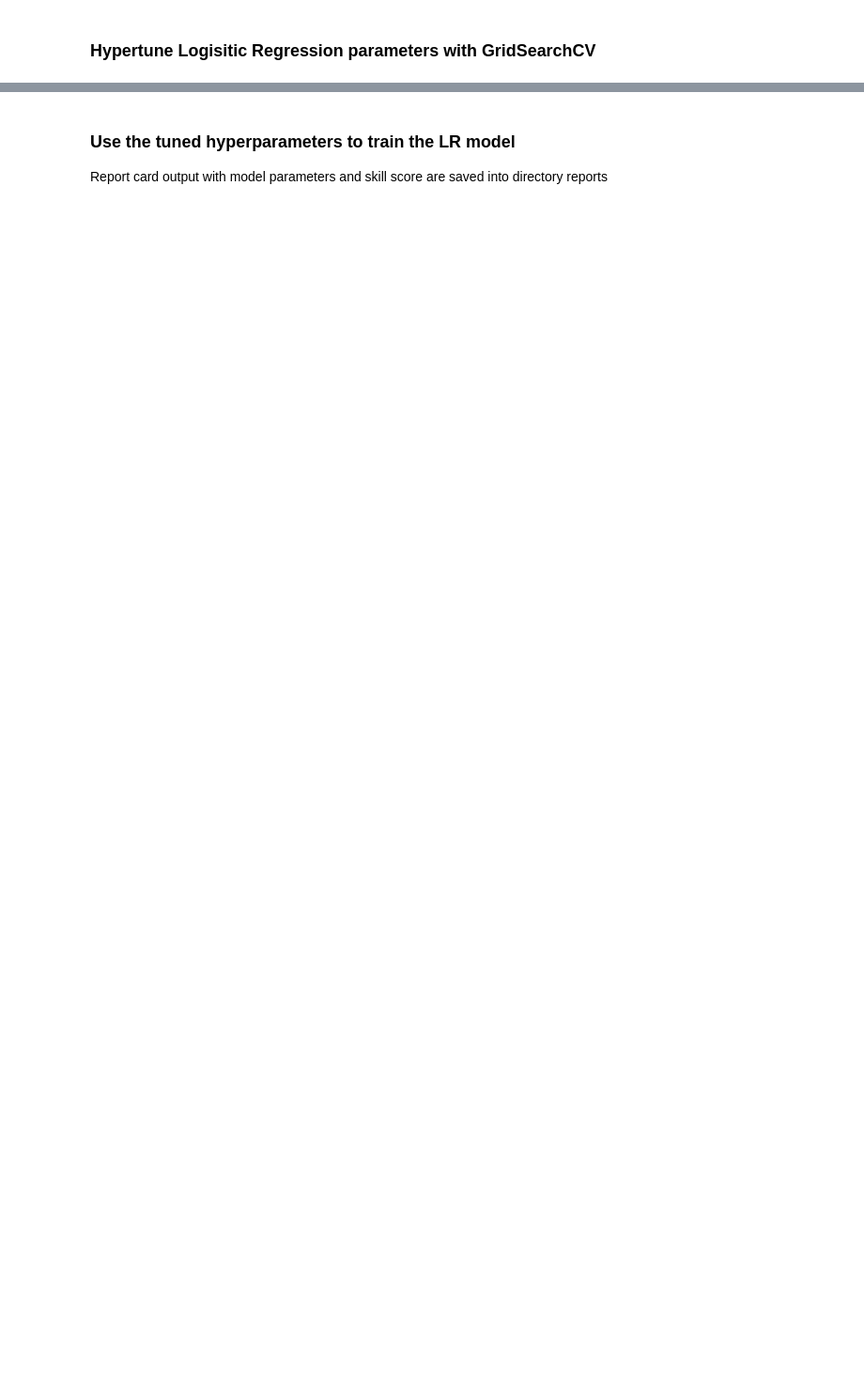
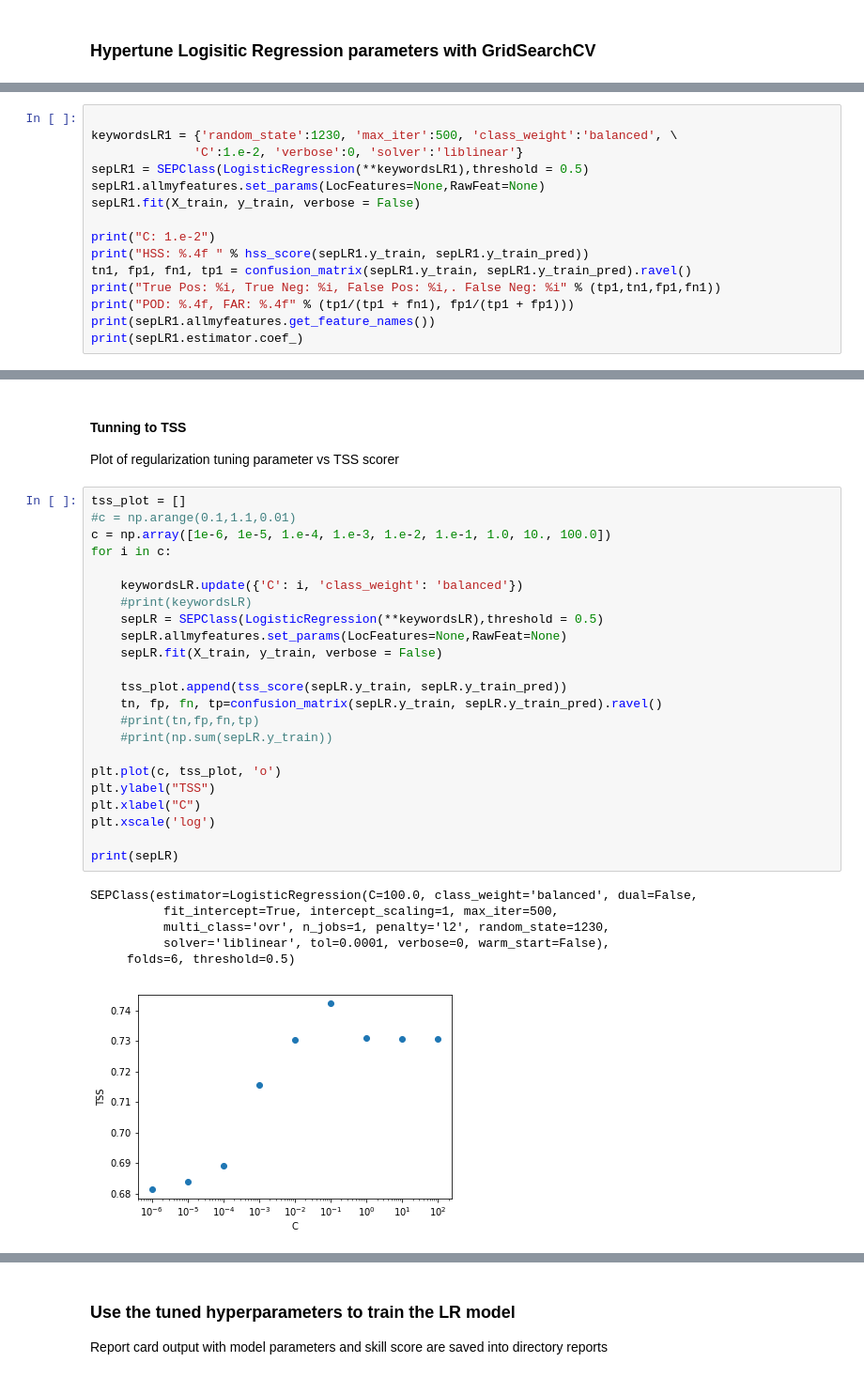
Before and after one commit to hazelbain/SEPML, a Jupyter notebook: sep_master.ipynb, the cells around one changed output, grey strips where cells are left out. Shown at 94% size. Drawn from its saved outputs; the diff is of its cells as text; blank space fills up the shorter version.

```diff
--- a/sep_master.ipynb
+++ b/sep_master.ipynb
@@ -685,0 +727,15 @@ SEPClass(estimator=LogisticRegression(C=1.1000000000000005, class_weight='balanc
+# %%
+
+keywordsLR1 = {'random_state':1230, 'max_iter':500, 'class_weight':'balanced', \
+              'C':1.e-2, 'verbose':0, 'solver':'liblinear'}
+sepLR1 = SEPClass(LogisticRegression(**keywordsLR1),threshold = 0.5)
+sepLR1.allmyfeatures.set_params(LocFeatures=None,RawFeat=None)
+sepLR1.fit(X_train, y_train, verbose = False)
+
+print("C: 1.e-2")
+print("HSS: %.4f " % hss_score(sepLR1.y_train, sepLR1.y_train_pred))
+tn1, fp1, fn1, tp1 = confusion_matrix(sepLR1.y_train, sepLR1.y_train_pred).ravel()
+print("True Pos: %i, True Neg: %i, False Pos: %i,. False Neg: %i" % (tp1,tn1,fp1,fn1))
+print("POD: %.4f, FAR: %.4f" % (tp1/(tp1 + fn1), fp1/(tp1 + fp1)))
+print(sepLR1.allmyfeatures.get_feature_names())
+print(sepLR1.estimator.coef_)
@@ -685,0 +749,33 @@ SEPClass(estimator=LogisticRegression(C=1.1000000000000005, class_weight='balanc
+# %% [markdown]
+#### Tunning to TSS
+Plot of regularization tuning parameter vs TSS scorer
+# %%
+tss_plot = []
+#c = np.arange(0.1,1.1,0.01)
+c = np.array([1e-6, 1e-5, 1.e-4, 1.e-3, 1.e-2, 1.e-1, 1.0, 10., 100.0])
+for i in c:
+
+    keywordsLR.update({'C': i, 'class_weight': 'balanced'})
+    #print(keywordsLR)
+    sepLR = SEPClass(LogisticRegression(**keywordsLR),threshold = 0.5)
+    sepLR.allmyfeatures.set_params(LocFeatures=None,RawFeat=None)
+    sepLR.fit(X_train, y_train, verbose = False)
+
+    tss_plot.append(tss_score(sepLR.y_train, sepLR.y_train_pred))
+    tn, fp, fn, tp=confusion_matrix(sepLR.y_train, sepLR.y_train_pred).ravel()
+    #print(tn,fp,fn,tp)
+    #print(np.sum(sepLR.y_train))
+
+plt.plot(c, tss_plot, 'o')
+plt.ylabel("TSS")
+plt.xlabel("C")
+plt.xscale('log')
+
+print(sepLR)
+# %% [output]
+SEPClass(estimator=LogisticRegression(C=100.0, class_weight='balanced', dual=False,
+          fit_intercept=True, intercept_scaling=1, max_iter=500,
+          multi_class='ovr', n_jobs=1, penalty='l2', random_state=1230,
+          solver='liblinear', tol=0.0001, verbose=0, warm_start=False),
+     folds=6, threshold=0.5)
+[figure, added]
```
Also changed, not shown: parts of 17 cells of this notebook.
